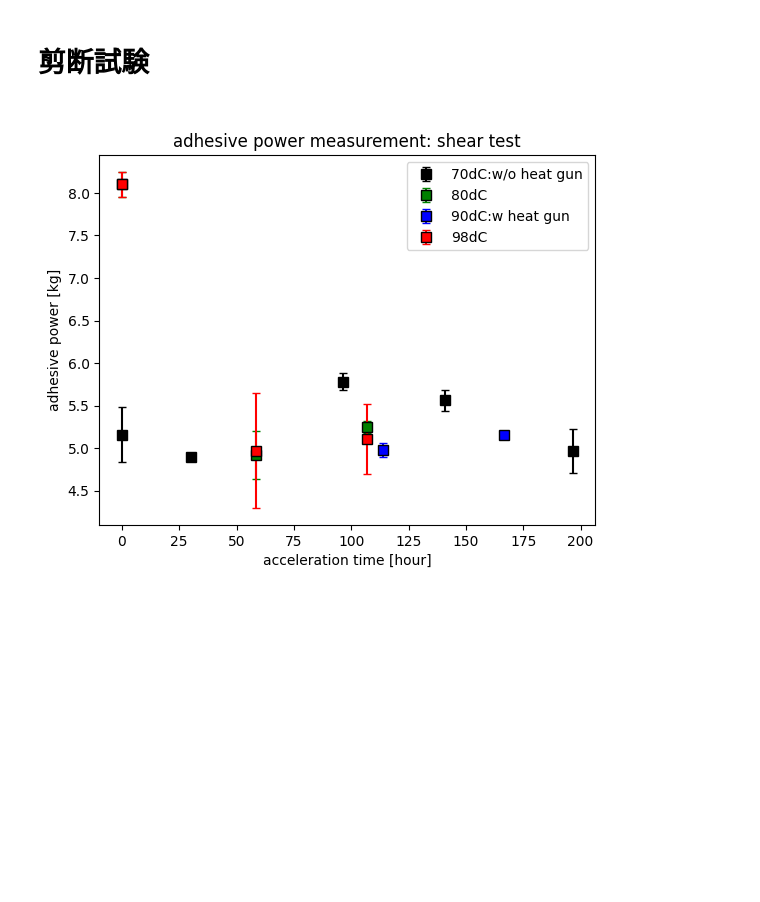
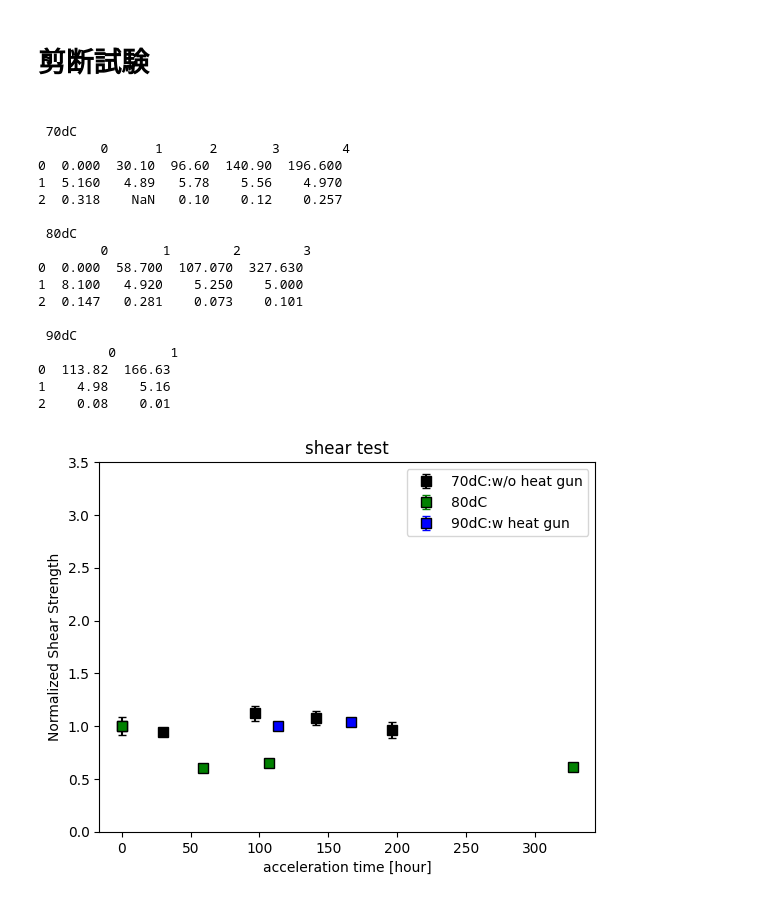
Before and after one commit to Dwaka-epx/Python-codes, a Jupyter notebook: tape/shear_test.ipynb, the cells around one changed output. Cells and saved outputs as stored; diff of their text form; code cells hidden in the pictures; blank space fills up the shorter version.

```diff
--- a/tape/shear_test.ipynb
+++ b/tape/shear_test.ipynb
@@ -4,37 +4,69 @@
 # %%
 import pandas as pd
 import matplotlib.pyplot as plt
 import numpy as np
 
-T_accel =[70,80,90,98]
+T_accel =['70dC','80dC','90dC']
 fig, ax = plt.subplots()
 colors = ['black','green','blue','red']
 ntemp = T_accel.__len__()
 label_list = ['70dC:w/o heat gun' ,'80dC','90dC:w heat gun','98dC']
 
 for itemp in range(ntemp):
 	temp_accel = T_accel[itemp]
-	filename = f'shear_{temp_accel}dC.csv'
+	filename = f'shear_{temp_accel}.csv'
 
 	df = pd.read_csv(filename
 				  	,sep="\t"
 					 ,skiprows=1
 					 ,header=None
 					 )
+	print("\n",temp_accel,"\n",df)
+	#weight_dataset = df.to_numpy()
+	#t_accel = weight_dataset[0]
+	#weight_break = weight_dataset[1]
+	#weight_err = weight_dataset[2]
+
+	#ax.errorbar(t_accel, weight_break, yerr=weight_err, capsize=3, fmt='s'
+	#			, ecolor=colors[itemp], color=colors[itemp],ms=7, mec='k'
+	#			, label=label_list[itemp])
+
+	# 規格化
 	weight_dataset = df.to_numpy()
 	t_accel = weight_dataset[0]
-	weight_break = weight_dataset[1]
-	weight_err = weight_dataset[2]
-
-	ax.errorbar(t_accel, weight_break, yerr=weight_err, capsize=3, fmt='s'
+	initialBreakingWeight = weight_dataset[1][0]
+	initialBreakingWeightErr = weight_dataset[2][0]
+	breakingWeightRatio = weight_dataset[1]/initialBreakingWeight
+	weightRatioErr = breakingWeightRatio*np.sqrt(np.square(weight_dataset[2]/weight_dataset[1])+np.square(initialBreakingWeightErr/initialBreakingWeight))
+	ax.errorbar(t_accel, breakingWeightRatio, yerr=weightRatioErr, capsize=3, fmt='s'
 				, ecolor=colors[itemp], color=colors[itemp],ms=7, mec='k'
 				, label=label_list[itemp])
 
 
+
 ax.set_xlabel('acceleration time [hour]')
-ax.set_ylabel('adhesive power [kg]')
+#ax.set_ylabel('adhesive power [kg]')
+ax.set_ylabel('Normalized Shear Strength')
 plt.legend(loc='upper right')
-ax.set_title('adhesive power measurement: shear test')
+ax.set_title('shear test')
+plt.ylim([0,3.5])
 plt.show()
 # %% [output]
+ 70dC
+        0      1      2       3        4
+0  0.000  30.10  96.60  140.90  196.600
+1  5.160   4.89   5.78    5.56    4.970
+2  0.318    NaN   0.10    0.12    0.257
+
+ 80dC
+        0       1        2        3
+0  0.000  58.700  107.070  327.630
+1  8.100   4.920    5.250    5.000
+2  0.147   0.281    0.073    0.101
+
+ 90dC
+         0       1
+0  113.82  166.63
+1    4.98    5.16
+2    0.08    0.01
-[figure, old version]
+[figure, new version]
```
Also changed, not shown: 10 other files.
